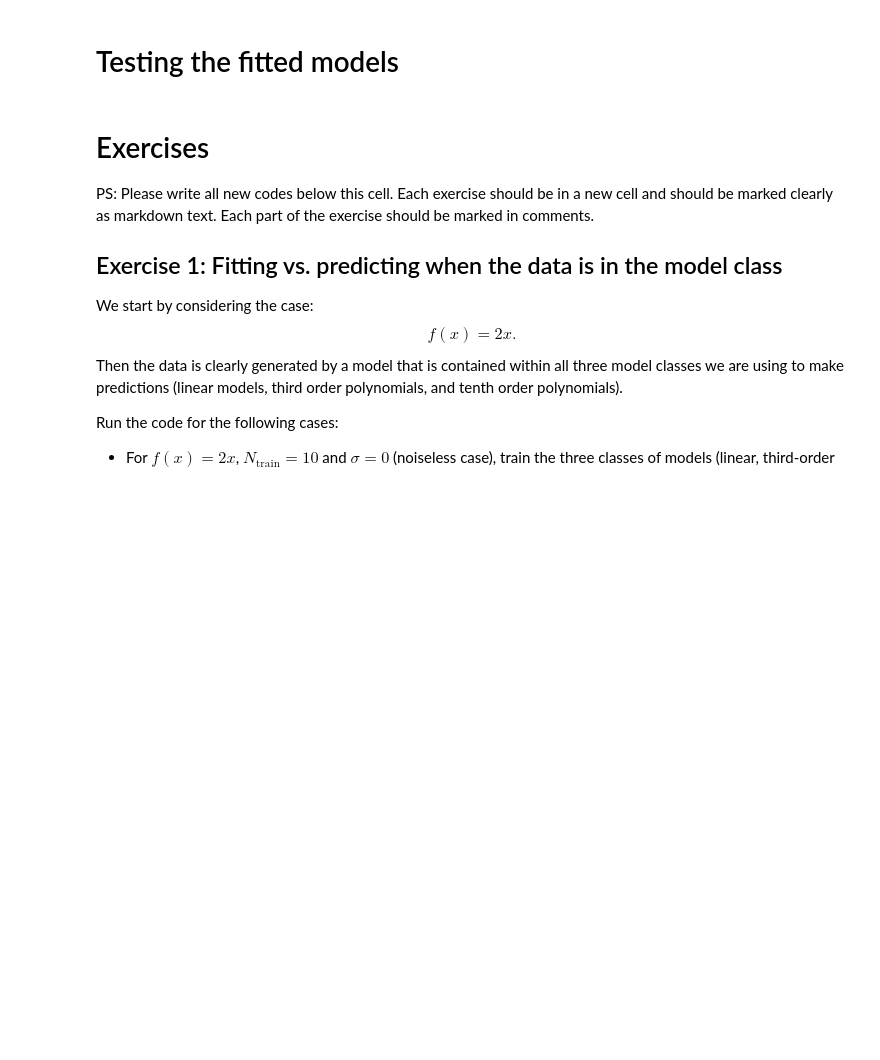
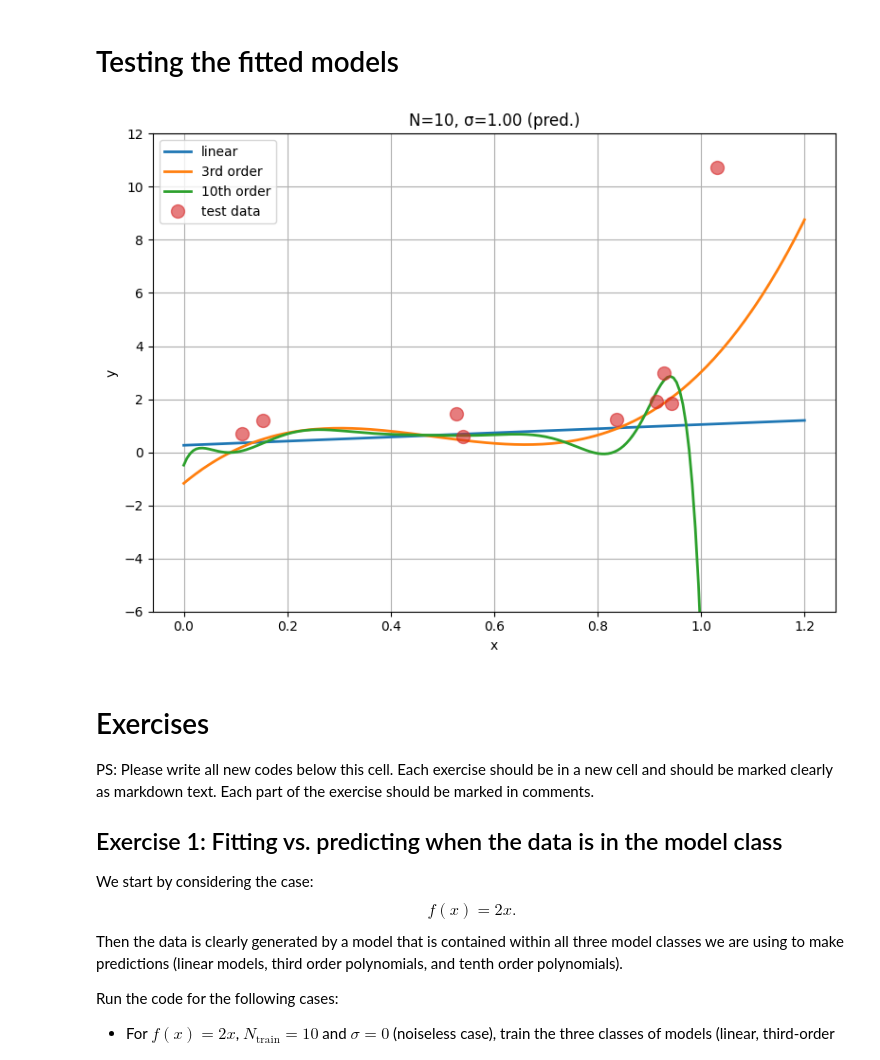
Before and after one commit to yashraj2310/Lab1Ep3102, a Jupyter notebook: week4-workbook.ipynb, the cells around one changed output. Drawn from its saved outputs; the diff is of its cells as text; code cells hidden in the pictures; blank space fills up the shorter version.

```diff
--- a/week4-workbook.ipynb
+++ b/week4-workbook.ipynb
@@ -204,3 +175,79 @@ plt.show()
+# %%
+import numpy as np
+import matplotlib.pyplot as plt
+from sklearn.linear_model import LinearRegression
+from sklearn.preprocessing import PolynomialFeatures
+
+# ---------- 1) Ensure training data exists ----------
+try:
+    x; y  # use your existing training arrays
+except NameError:
+    # fallback example (edit to your actual train data / function)
+    N_train = 10
+    sigma_train = 1.0
+    rng = np.random.default_rng(0)
+    x = np.linspace(0.0, 1.0, N_train)
+    # Choose your truth: linear or nonlinear (uncomment one)
+    # f_true = lambda z: 2*z                                  # Exercise 1
+    f_true = lambda z: 2*z - 10*z**5 + 15*z**10              # Exercise 2
+    y = f_true(x) + sigma_train * rng.standard_normal(N_train)
+
+x = np.asarray(x).ravel()
+y = np.asarray(y).ravel()
+
+# ---------- 2) Fit models on TRAINING data ----------
+# Linear
+clf = LinearRegression().fit(x[:, None], y)
+
+# Degree-3
+poly3 = PolynomialFeatures(degree=3, include_bias=True)
+X3_train = poly3.fit_transform(x[:, None])
+clf3 = LinearRegression().fit(X3_train, y)
+
+# Degree-10
+poly10 = PolynomialFeatures(degree=10, include_bias=True)
+X10_train = poly10.fit_transform(x[:, None])
+clf10 = LinearRegression().fit(X10_train, y)
+
+# ---------- 3) Build TEST data ----------
+N_test = 10
+sigma_test = globals().get("sigma_train", 1.0)  # reuse sigma_train if defined
+max_x = 1.2
+rng = np.random.default_rng(42)
+x_test = max_x * rng.random(N_test)
+
+# Be consistent with the truth you used above:
+# y_test = 2*x_test + sigma_test * rng.standard_normal(N_test)                # Exercise 1
+y_test = (2*x_test - 10*x_test**5 + 15*x_test**10) + sigma_test * rng.standard_normal(N_test)  # Exercise 2
+
+# ---------- 4) Prediction grid for plotting ----------
+x_plot = np.linspace(0.0, max_x, 200)
+
+# IMPORTANT: use transform (not fit_transform) at prediction time
+X3_plot  = poly3.transform(x_plot[:, None])
+X10_plot = poly10.transform(x_plot[:, None])
+
+y_lin_plot  = clf.predict(x_plot[:, None])
+y_deg3_plot = clf3.predict(X3_plot)
+y_deg10_plot= clf10.predict(X10_plot)
+
+# ---------- 5) Plot ----------
+plt.figure(figsize=(8, 6))
+plt.plot(x_plot, y_lin_plot,  lw=2, label='linear')
+plt.plot(x_plot, y_deg3_plot, lw=2, label='3rd order')
+plt.plot(x_plot, y_deg10_plot,lw=2, label='10th order')
+plt.plot(x_test, y_test, 'o', ms=10, alpha=0.6, label='test data')
+
+plt.xlabel('x'); plt.ylabel('y')
+plt.title(f"N={N_test}, σ={sigma_test:.2f} (pred.)")
+plt.ylim((-6, 12))
+plt.grid(True); plt.legend(loc='best'); plt.tight_layout()
+
+filename_test = f"pred-linear_N={N_test}_noise={sigma_test:.2f}.pdf"
+plt.savefig(filename_test)
+plt.show()
+# %% [output]
+[figure, added]
 # %% [markdown]
 # Exercises
 PS: Please write all new codes below this cell. Each exercise should be in a new cell and should be marked clearly as markdown text. Each part of the exercise should be marked in comments.
```
Also changed, not shown: parts of 11 cells of this notebook.
